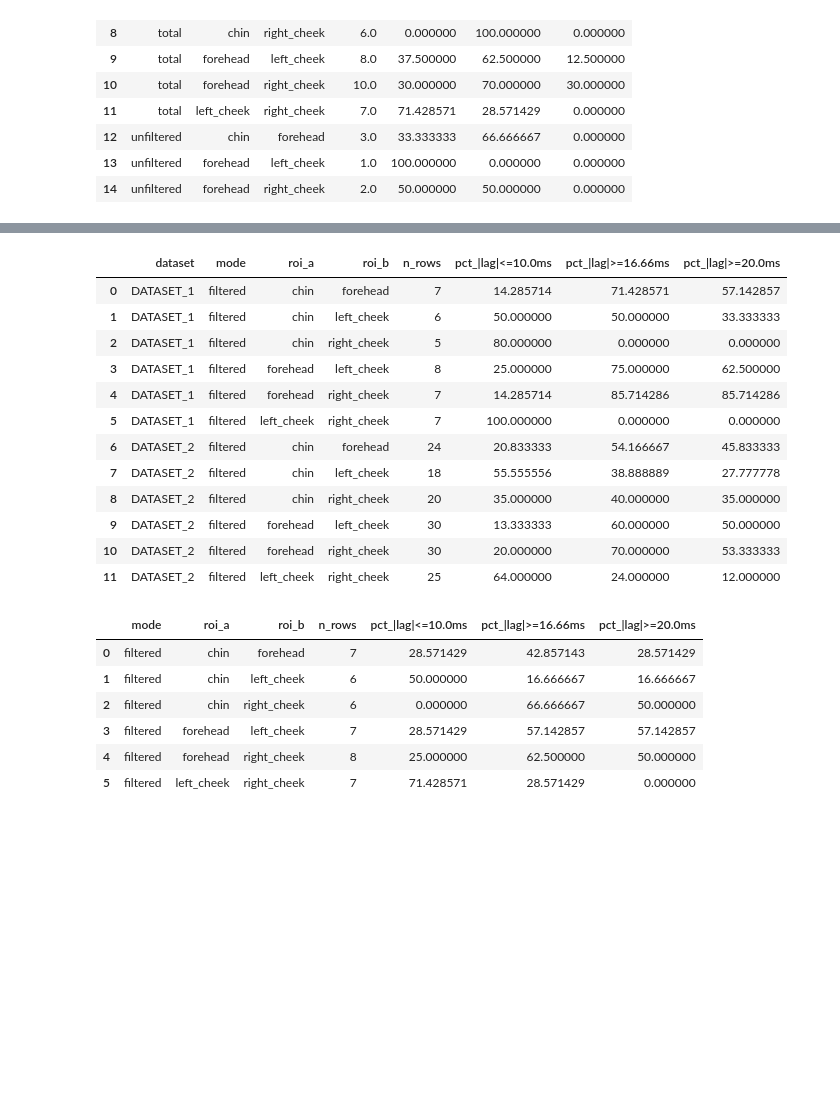
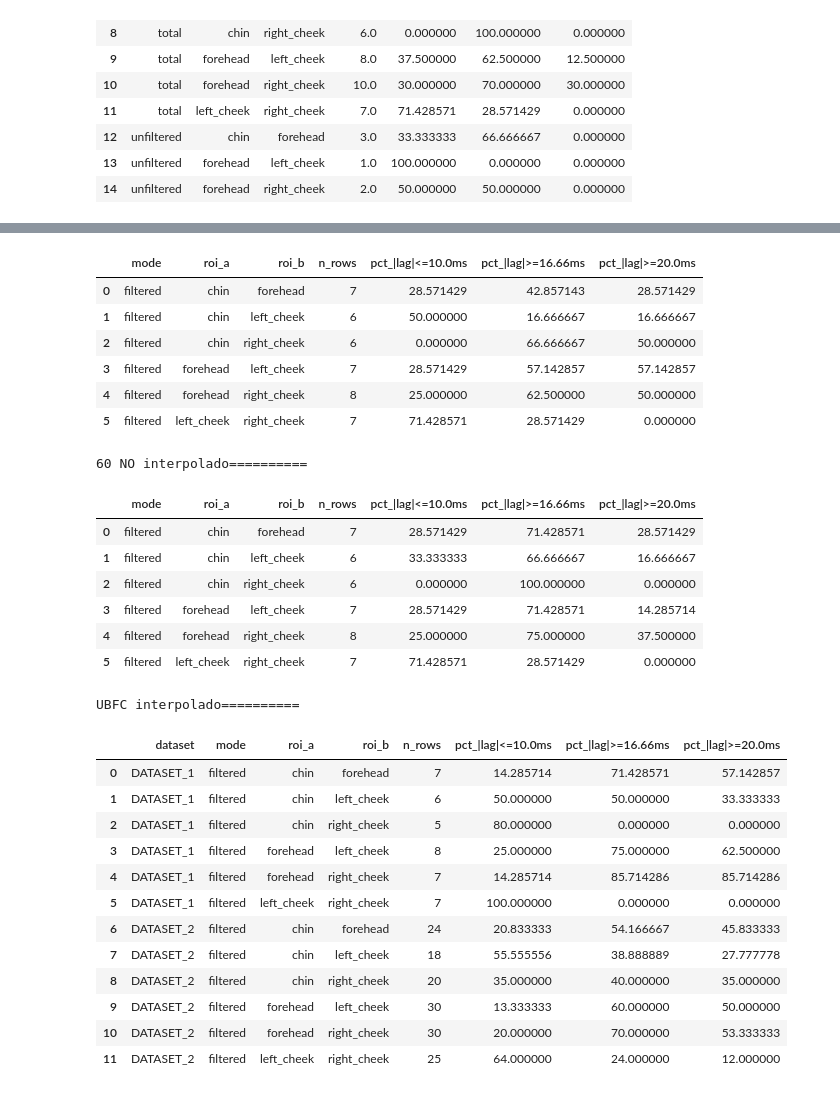
Before and after one commit to pedrwito/edge-rppg-health, a Jupyter notebook: test_methods_for_hr.ipynb, the cells around one changed output, grey strips where cells are left out. Saved outputs shown, nothing was run; the diff lists cells and outputs as text; code cells hidden in the pictures; blank space fills up the shorter version.

```diff
--- a/test_methods_for_hr.ipynb
+++ b/test_methods_for_hr.ipynb
@@ -697,7 +697,25 @@ display(per_pair)          # unique pairs only (roi_a, roi_b sorted)
 # %%
 from roi_analysis import summarize_global_lag_abs_thresholds_per_roi
 
-# UBFC (has 'dataset' column)
+
+
+# Videos60 (no dataset column) interpolated
+overall60, per_roi_total60, per_pair60 = summarize_global_lag_abs_thresholds_per_roi(
+    csv_path="videos60_lag_metrics_hrfilter_interpolated.csv",
+    lag_col="global_lag_ms_refined",
+    modes=["filtered"],
+    include_total_mode=False,
+)
+
+# Videos60 (no dataset column)
+overall60_norm, per_roi_total60_norm, per_pair60_norm = summarize_global_lag_abs_thresholds_per_roi(
+    csv_path="videos60_lag_metrics_hrfilter_discrete.csv",
+    lag_col="global_lag_ms_refined",
+    modes=["filtered"],
+    include_total_mode=False,
+)
+
+# UBFC (has 'dataset' column) interpolated
 overall, per_roi_total, per_pair = summarize_global_lag_abs_thresholds_per_roi(
     csv_path="ubfc_lag_metrics_interpolated.csv",
     lag_col="global_lag_ms_refined",
@@ -706,14 +724,19 @@ overall, per_roi_total, per_pair = summarize_global_lag_abs_thresholds_per_roi(
     include_total_mode=False,
 )
 
-# Videos60 (no dataset column)
-overall60, per_roi_total60, per_pair60 = summarize_global_lag_abs_thresholds_per_roi(
-    csv_path="videos60_lag_metrics_hrfilter_interpolated.csv",
+# UBFC (has 'dataset' column)
+overall_norm, per_roi_total_norm, per_pair_norm = summarize_global_lag_abs_thresholds_per_roi(
+    csv_path="ubfc_lag_metrics.csv",
     lag_col="global_lag_ms_refined",
     modes=["filtered"],
     include_total_mode=False,
 )
-
+print("60 interpolado" + "="*10)
+display(per_pair60)
+print("60 NO interpolado" + "="*10)
+display(per_pair60_norm)
+print("UBFC interpolado" + "="*10)
 display(per_pair)
-display(per_pair60)
+print("UBFC NO interpolado" + "="*10)
+display(per_pair_norm)
 # %% [output]
@@ -720,20 +744,29 @@ display(per_pair60)
-|  | dataset | mode | roi_a | roi_b | n_rows | pct_|lag|<=10.0ms | pct_|lag|>=16.66ms | pct_|lag|>=20.0ms |
-| 0 | DATASET_1 | filtered | chin | forehead | 7 | 14.285714 | 71.428571 | 57.142857 |
-| 1 | DATASET_1 | filtered | chin | left_cheek | 6 | 50.000000 | 50.000000 | 33.333333 |
-| 2 | DATASET_1 | filtered | chin | right_cheek | 5 | 80.000000 | 0.000000 | 0.000000 |
-| 3 | DATASET_1 | filtered | forehead | left_cheek | 8 | 25.000000 | 75.000000 | 62.500000 |
-| 4 | DATASET_1 | filtered | forehead | right_cheek | 7 | 14.285714 | 85.714286 | 85.714286 |
-| 5 | DATASET_1 | filtered | left_cheek | right_cheek | 7 | 100.000000 | 0.000000 | 0.000000 |
-| 6 | DATASET_2 | filtered | chin | forehead | 24 | 20.833333 | 54.166667 | 45.833333 |
-| 7 | DATASET_2 | filtered | chin | left_cheek | 18 | 55.555556 | 38.888889 | 27.777778 |
-| 8 | DATASET_2 | filtered | chin | right_cheek | 20 | 35.000000 | 40.000000 | 35.000000 |
-| 9 | DATASET_2 | filtered | forehead | left_cheek | 30 | 13.333333 | 60.000000 | 50.000000 |
-| 10 | DATASET_2 | filtered | forehead | right_cheek | 30 | 20.000000 | 70.000000 | 53.333333 |
-| 11 | DATASET_2 | filtered | left_cheek | right_cheek | 25 | 64.000000 | 24.000000 | 12.000000 |
+|  | mode | roi_a | roi_b | n_rows | pct_|lag|<=10.0ms | pct_|lag|>=16.66ms | pct_|lag|>=20.0ms |
+| 0 | filtered | chin | forehead | 7 | 28.571429 | 42.857143 | 28.571429 |
+| 1 | filtered | chin | left_cheek | 6 | 50.000000 | 16.666667 | 16.666667 |
+| 2 | filtered | chin | right_cheek | 6 | 0.000000 | 66.666667 | 50.000000 |
+| 3 | filtered | forehead | left_cheek | 7 | 28.571429 | 57.142857 | 57.142857 |
+| 4 | filtered | forehead | right_cheek | 8 | 25.000000 | 62.500000 | 50.000000 |
+| 5 | filtered | left_cheek | right_cheek | 7 | 71.428571 | 28.571429 | 0.000000 |
+60 NO interpolado==========
 |  | mode | roi_a | roi_b | n_rows | pct_|lag|<=10.0ms | pct_|lag|>=16.66ms | pct_|lag|>=20.0ms |
-| 0 | filtered | chin | forehead | 7 | 28.571429 | 42.857143 | 28.571429 |
-| 1 | filtered | chin | left_cheek | 6 | 50.000000 | 16.666667 | 16.666667 |
-| 2 | filtered | chin | right_cheek | 6 | 0.000000 | 66.666667 | 50.000000 |
-| 3 | filtered | forehead | left_cheek | 7 | 28.571429 | 57.142857 | 57.142857 |
-| 4 | filtered | forehead | right_cheek | 8 | 25.000000 | 62.500000 | 50.000000 |
+| 0 | filtered | chin | forehead | 7 | 28.571429 | 71.428571 | 28.571429 |
+| 1 | filtered | chin | left_cheek | 6 | 33.333333 | 66.666667 | 16.666667 |
+| 2 | filtered | chin | right_cheek | 6 | 0.000000 | 100.000000 | 0.000000 |
+| 3 | filtered | forehead | left_cheek | 7 | 28.571429 | 71.428571 | 14.285714 |
+| 4 | filtered | forehead | right_cheek | 8 | 25.000000 | 75.000000 | 37.500000 |
 | 5 | filtered | left_cheek | right_cheek | 7 | 71.428571 | 28.571429 | 0.000000 |
+UBFC interpolado==========
+|  | dataset | mode | roi_a | roi_b | n_rows | pct_|lag|<=10.0ms | pct_|lag|>=16.66ms | pct_|lag|>=20.0ms |
+| 0 | DATASET_1 | filtered | chin | forehead | 7 | 14.285714 | 71.428571 | 57.142857 |
+| 1 | DATASET_1 | filtered | chin | left_cheek | 6 | 50.000000 | 50.000000 | 33.333333 |
+| 2 | DATASET_1 | filtered | chin | right_cheek | 5 | 80.000000 | 0.000000 | 0.000000 |
+| 3 | DATASET_1 | filtered | forehead | left_cheek | 8 | 25.000000 | 75.000000 | 62.500000 |
+| 4 | DATASET_1 | filtered | forehead | right_cheek | 7 | 14.285714 | 85.714286 | 85.714286 |
+| 5 | DATASET_1 | filtered | left_cheek | right_cheek | 7 | 100.000000 | 0.000000 | 0.000000 |
+| 6 | DATASET_2 | filtered | chin | forehead | 24 | 20.833333 | 54.166667 | 45.833333 |
+| 7 | DATASET_2 | filtered | chin | left_cheek | 18 | 55.555556 | 38.888889 | 27.777778 |
+| 8 | DATASET_2 | filtered | chin | right_cheek | 20 | 35.000000 | 40.000000 | 35.000000 |
+| 9 | DATASET_2 | filtered | forehead | left_cheek | 30 | 13.333333 | 60.000000 | 50.000000 |
+| 10 | DATASET_2 | filtered | forehead | right_cheek | 30 | 20.000000 | 70.000000 | 53.333333 |
+| 11 | DATASET_2 | filtered | left_cheek | right_cheek | 25 | 64.000000 | 24.000000 | 12.000000 |
```
Also changed, not shown: parts of 2 cells of this notebook, 1 other file.
